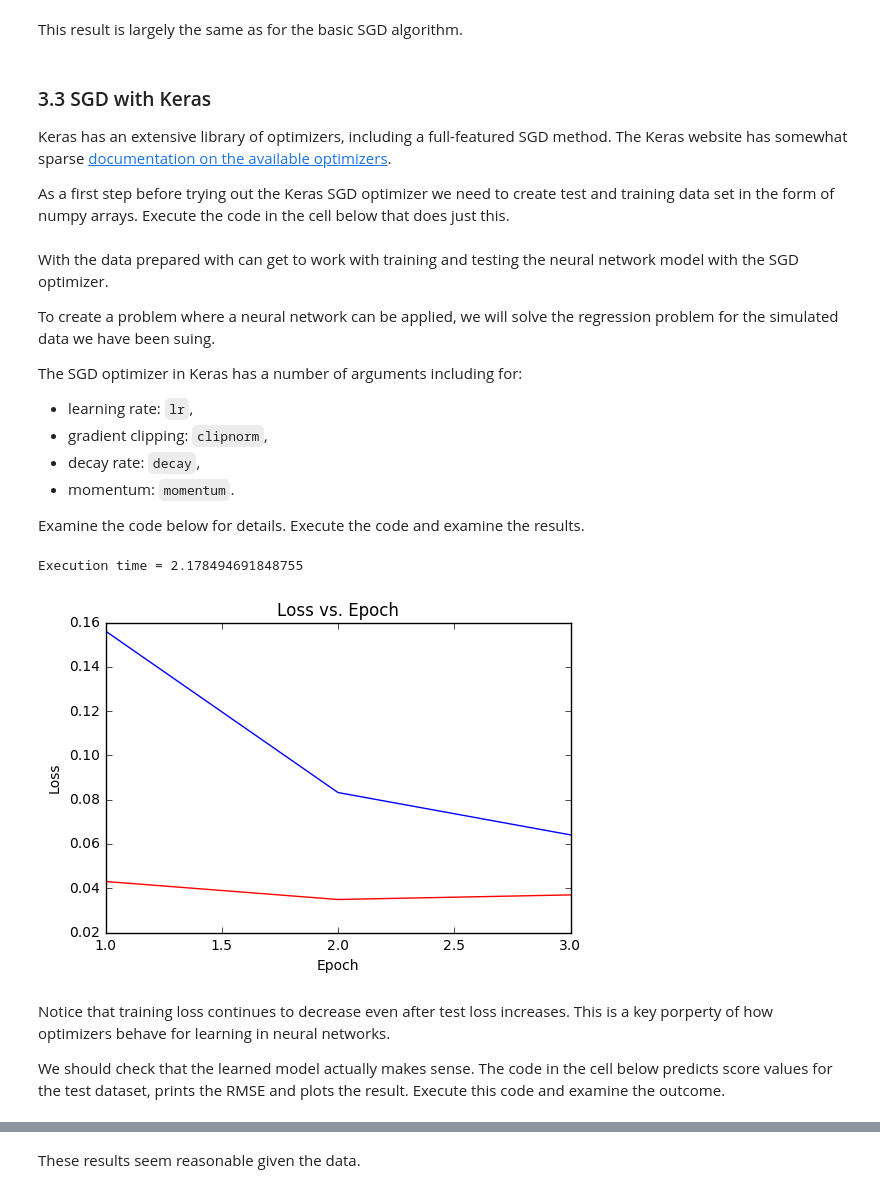
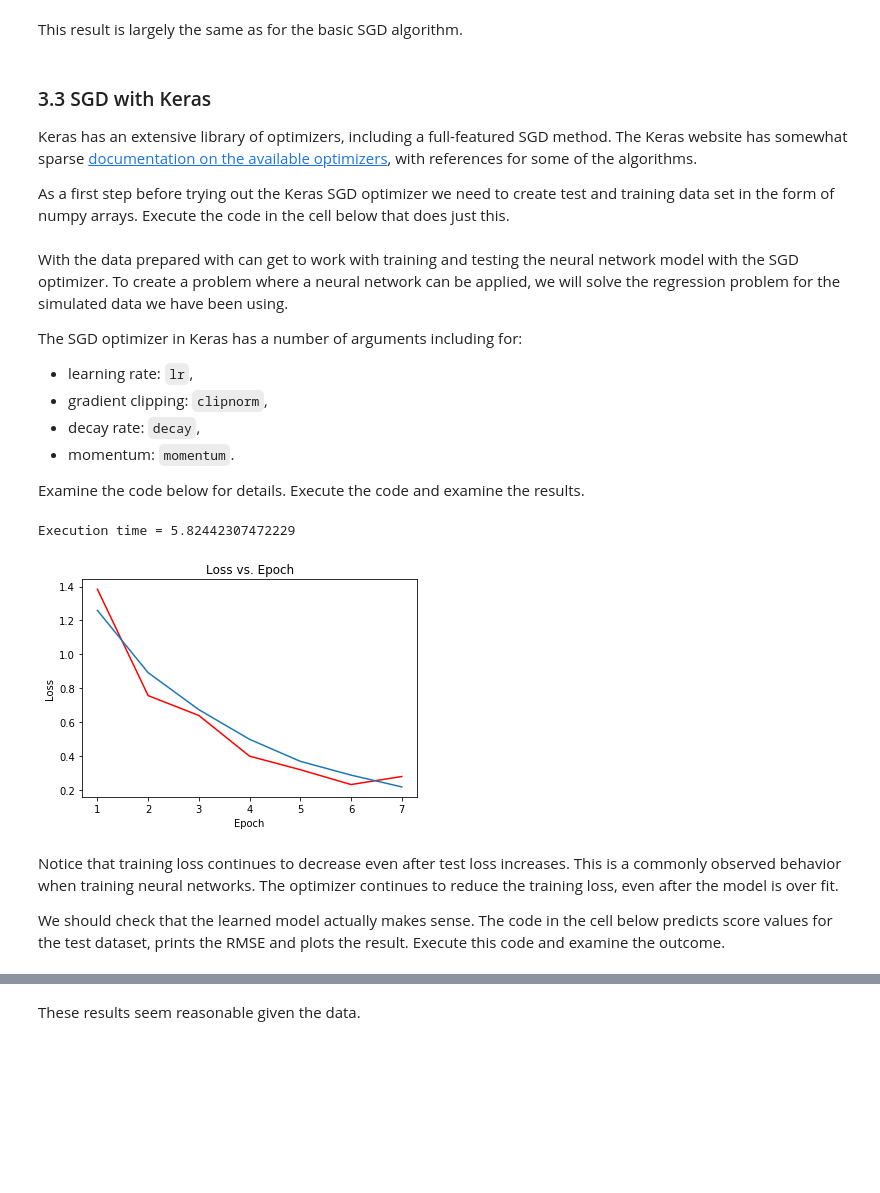
Before and after one commit to StephenElston/MachineLearning530, a Jupyter notebook: Lesson3/OptimizatonForDeepNetworks.ipynb, the cells around one changed output, grey strips where cells are left out. Cells and saved outputs as stored; diff of their text form; code cells hidden in the pictures; blank space fills up the shorter version.

```diff
--- a/Lesson3/OptimizatonForDeepNetworks.ipynb
+++ b/Lesson3/OptimizatonForDeepNetworks.ipynb
@@ -424,7 +428,7 @@ This result is largely the same as for the basic SGD algorithm.
 # %% [markdown]
 ### 3.3 SGD with Keras
 
-Keras has an extensive library of optimizers, including a full-featured SGD method. The Keras website has somewhat sparse [documentation on the available optimizers](https://keras.io/optimizers/).
+Keras has an extensive library of optimizers, including a full-featured SGD method. The Keras website has somewhat sparse [documentation on the available optimizers](https://keras.io/optimizers/), with references for some of the algorithms.
 
 As a first step before trying out the Keras SGD optimizer we need to create test and training data set in the form of numpy arrays. Execute the code in the cell below that does just this.
 # %%
@@ -436,9 +440,7 @@ y_train = np.ravel(sample[indx[0],[0]])
 x_test = np.ravel(sample[indx[1],[1]])
 y_test = np.ravel(sample[indx[1],[1]])
 # %% [markdown]
-With the data prepared with can get to work with training and testing the neural network model with the SGD optimizer.
-
-To create a problem where a neural network can be applied, we will solve the regression problem for the simulated data we have been suing.
+With the data prepared with can get to work with training and testing the neural network model with the SGD optimizer. To create a problem where a neural network can be applied, we will solve the regression problem for the simulated data we have been using.
 
 The SGD optimizer in Keras has a number of arguments including for:
 - learning rate: `lr`,
@@ -465,6 +467,8 @@ nn = models.Sequential()
 nn.add(layers.Dense(128, activation = 'relu', input_shape = (1, ),
                         kernel_regularizer=regularizers.l2(0.01)))
 nn.add(Dropout(0.5))
+nn.add(layers.Dense(128, activation = 'relu',
+                        kernel_regularizer=regularizers.l2(0.01)))
 nn.add(layers.Dense(1))
 
 ## Define the SGD optimizer
@@ -473,37 +477,37 @@ sgd = optimizers.SGD(lr=0.01, decay=1e-6, momentum=0.5, nesterov=False)
 nn.compile(optimizer = sgd, loss = 'mse', metrics = ['mae'])
 
 ## Define the callback list
 filepath = 'my_model_file.hdf5' # define where the model is saved
 callbacks_list = [
     keras.callbacks.EarlyStopping(
         monitor = 'val_loss', # Use accuracy to monitor the model
         patience = 1 # Stop after one step with lower accuracy
     ),
     keras.callbacks.ModelCheckpoint(
         filepath = filepath, # file where the checkpoint is saved
         monitor = 'val_loss', # Don't overwrite the saved model unless val_loss is worse
         save_best_only = True # Only save model if it is the best
     )
 ]
 
 ## Now fit the model
 start = time.time() ## Get the system time at strat of execution
 history = nn.fit(x_train, y_train,
                   epochs = 40, batch_size = 1,
                   validation_data = (x_test, y_test),
                   callbacks = callbacks_list,  # Call backs argument here
                   verbose = 0)
 end = time.time() ## Get the system time at the end of execution
 ## Execution time is the difference between the end and start times
 print('Execution time = ' + str(end - start))
 
 ## Visualize the outcome
 plot_loss(history)
 # %% [output]
-Execution time = 2.178494691848755
+Execution time = 5.82442307472229
-[figure, old version]
+[figure, new version]
 # %% [markdown]
-Notice that training loss continues to decrease even after test loss increases. This is a key porperty of how optimizers behave for learning in neural networks.
+Notice that training loss continues to decrease even after test loss increases. This is a commonly observed behavior when training neural networks. The optimizer continues to reduce the training loss, even after the model is over fit.
 
 We should check that the learned model actually makes sense. The code in the cell below predicts score values for the test dataset, prints the RMSE and plots the result. Execute this code and examine the outcome.
 # %%
```
Also changed, not shown: parts of 33 cells of this notebook.
